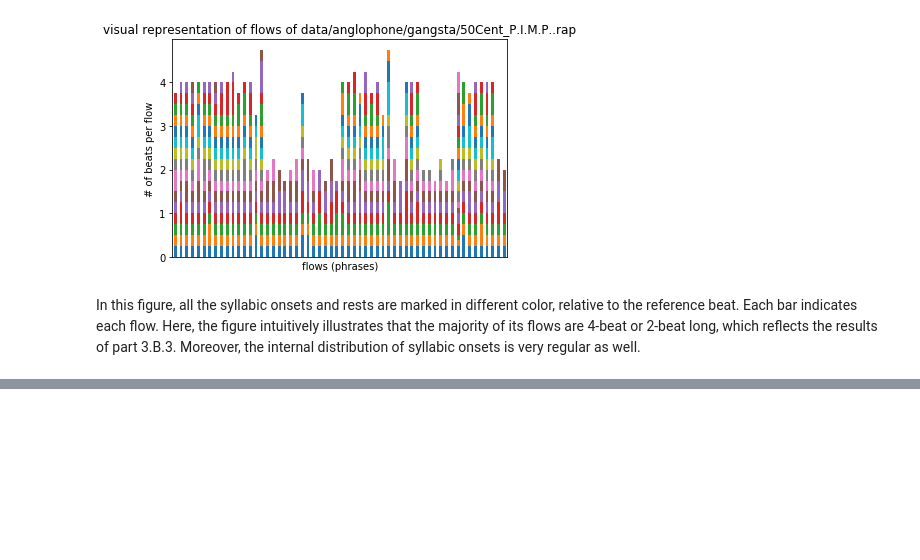
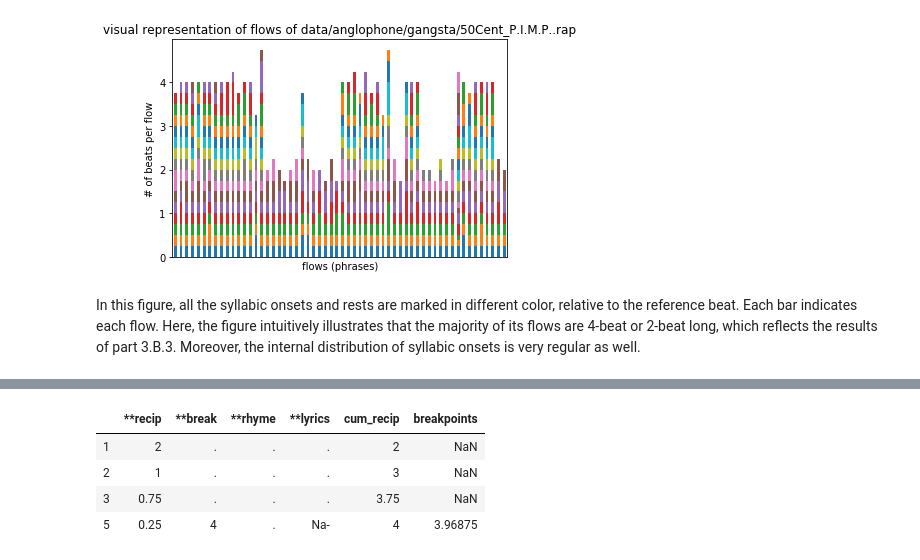
Before and after one commit to haeeunkim/dh401, a Jupyter notebook: milestone3.ipynb, the cells around one changed output, grey strips where cells are left out. Cells and saved outputs as stored; diff of their text form; code cells hidden in the pictures; blank space fills up the shorter version.

```diff
--- a/milestone3.ipynb
+++ b/milestone3.ipynb
@@ -700,3 +757,8 @@ Through such final analysis we aim to:
 ### Intra-phrase analysis
 - markov analysis on IOIs within phrase
 - markov analysis on rhyme positions within phrase
+# %%
+sample_fr = HumdrumSummary((francophone_dir + 'oldschool/' + francophone_files[4]), metadata=False, pickup_control=False)
+# %%
+d = sample_fr.df
+# remove all the 'measure' rows, count cum_recip, to get the measure.
@@ -702,0 +782,8 @@ Through such final analysis we aim to:
+# %%
+d[d.cum_recip<=4]
+# %% [output]
+|  | **recip | **break | **rhyme | **lyrics | cum_recip | breakpoints |
+| 1 | 2 | . | . | . | 2 | NaN |
+| 2 | 1 | . | . | . | 3 | NaN |
+| 3 | 0.75 | . | . | . | 3.75 | NaN |
+| 5 | 0.25 | 4 | . | Na- | 4 | 3.96875 |
```
Also changed, not shown: parts of 20 cells of this notebook, 45 other files.
